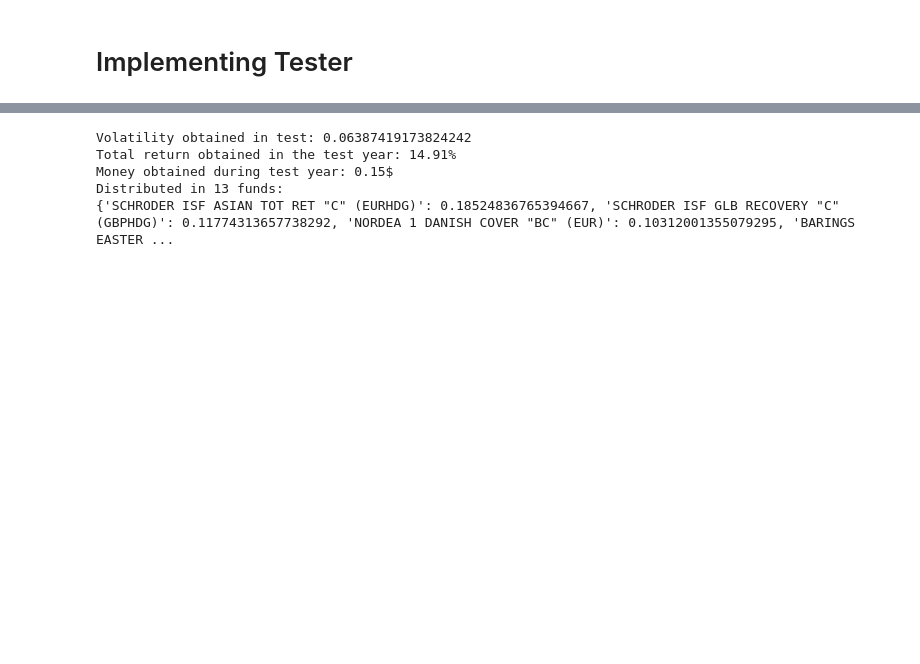
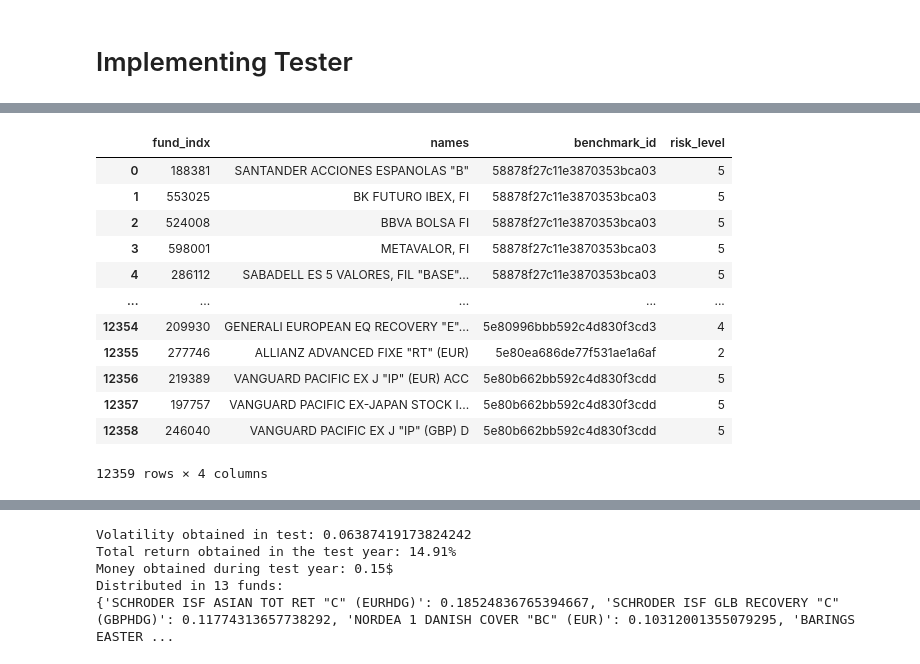
Before and after one commit to DavimenUC3M/IronIA-RoboAdvisor, a Jupyter notebook: notebooks/Test results.ipynb, the cells around one changed output, grey strips where cells are left out. Saved outputs shown, nothing was run; the diff lists cells and outputs as text; code cells hidden in the pictures; blank space fills up the shorter version.

Commit message:
Added betas and risk levels

```diff
--- a/notebooks/Test results.ipynb
+++ b/notebooks/Test results.ipynb
@@ -42,6 +42,25 @@ plt.rcParams["figure.figsize"] = (18,5)
 # %% [output]
 Loading BokehJS ...
 [interactive output not drawn]
+# %%
+complete_df = pd.read_csv("data/complete_df.csv")
+betas = pd.read_csv("data/betas.csv")
+# %%
+complete_df
+# %% [output]
+|  | fund_indx | names | benchmark_id | risk_level |
+| 0 | 188381 | SANTANDER ACCIONES ESPANOLAS "B" | 58878f27c11e3870353bca03 | 5 |
+| 1 | 553025 | BK FUTURO IBEX, FI | 58878f27c11e3870353bca03 | 5 |
+| 2 | 524008 | BBVA BOLSA FI | 58878f27c11e3870353bca03 | 5 |
+| 3 | 598001 | METAVALOR, FI | 58878f27c11e3870353bca03 | 5 |
+| 4 | 286112 | SABADELL ES 5 VALORES, FIL "BASE"... | 58878f27c11e3870353bca03 | 5 |
+| ... | ... | ... | ... | ... |
+| 12354 | 209930 | GENERALI EUROPEAN EQ RECOVERY "E"... | 5e80996bbb592c4d830f3cd3 | 4 |
+| 12355 | 277746 | ALLIANZ ADVANCED FIXE "RT" (EUR) | 5e80ea686de77f531ae1a6af | 2 |
+| 12356 | 219389 | VANGUARD PACIFIC EX J "IP" (EUR) ACC | 5e80b662bb592c4d830f3cdd | 5 |
+| 12357 | 197757 | VANGUARD PACIFIC EX-JAPAN STOCK I... | 5e80b662bb592c4d830f3cdd | 5 |
+| 12358 | 246040 | VANGUARD PACIFIC EX J "IP" (GBP) D | 5e80b662bb592c4d830f3cdd | 5 |
+12359 rows × 4 columns
 # %%
 train = pd.read_csv("data/prices_train.csv")
 train.set_index("Unnamed: 0",inplace=True)
```
Also changed, not shown: parts of 2 cells of this notebook, 2 other files.
